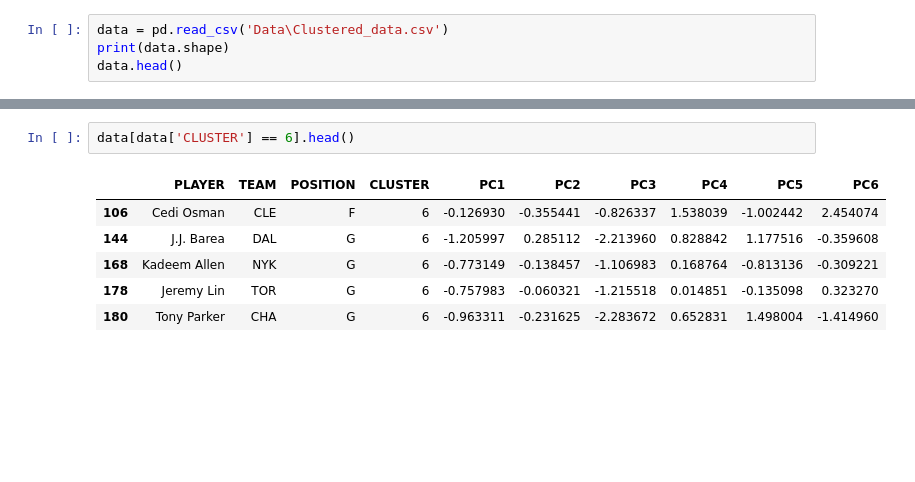
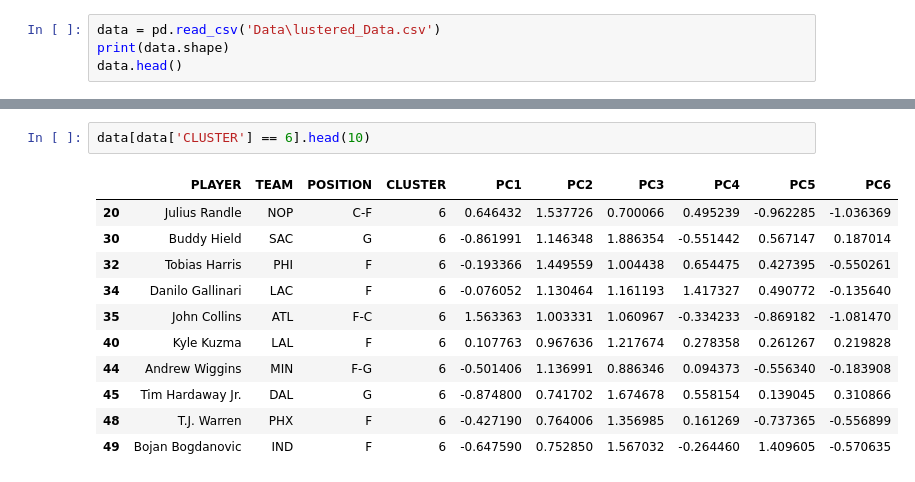
Before and after one commit to A-Jyad/NBAPlayerClustering, a Jupyter notebook: Cluster_EDA.ipynb, the cells around one changed output, grey strips where cells are left out. Drawn from its saved outputs; the diff is of its cells as text; blank space fills up the shorter version.

```diff
--- a/Cluster_EDA.ipynb
+++ b/Cluster_EDA.ipynb
@@ -4,5 +7,5 @@ from sklearn.preprocessing import MinMaxScaler
 # %%
-data = pd.read_csv('Data\Clustered_data.csv')
+data = pd.read_csv('Data\lustered_Data.csv')
 print(data.shape)
 data.head()
 # %% [output]
@@ -110,10 +123,15 @@ data[data['CLUSTER'] == 5].head()
 # %%
-data[data['CLUSTER'] == 6].head()
+data[data['CLUSTER'] == 6].head(10)
 # %% [output]
 |  | PLAYER | TEAM | POSITION | CLUSTER | PC1 | PC2 | PC3 | PC4 | PC5 | PC6 |
-| 106 | Cedi Osman | CLE | F | 6 | -0.126930 | -0.355441 | -0.826337 | 1.538039 | -1.002442 | 2.454074 |
-| 144 | J.J. Barea | DAL | G | 6 | -1.205997 | 0.285112 | -2.213960 | 0.828842 | 1.177516 | -0.359608 |
-| 168 | Kadeem Allen | NYK | G | 6 | -0.773149 | -0.138457 | -1.106983 | 0.168764 | -0.813136 | -0.309221 |
-| 178 | Jeremy Lin | TOR | G | 6 | -0.757983 | -0.060321 | -1.215518 | 0.014851 | -0.135098 | 0.323270 |
-| 180 | Tony Parker | CHA | G | 6 | -0.963311 | -0.231625 | -2.283672 | 0.652831 | 1.498004 | -1.414960 |
+| 20 | Julius Randle | NOP | C-F | 6 | 0.646432 | 1.537726 | 0.700066 | 0.495239 | -0.962285 | -1.036369 |
+| 30 | Buddy Hield | SAC | G | 6 | -0.861991 | 1.146348 | 1.886354 | -0.551442 | 0.567147 | 0.187014 |
+| 32 | Tobias Harris | PHI | F | 6 | -0.193366 | 1.449559 | 1.004438 | 0.654475 | 0.427395 | -0.550261 |
+| 34 | Danilo Gallinari | LAC | F | 6 | -0.076052 | 1.130464 | 1.161193 | 1.417327 | 0.490772 | -0.135640 |
+| 35 | John Collins | ATL | F-C | 6 | 1.563363 | 1.003331 | 1.060967 | -0.334233 | -0.869182 | -1.081470 |
+| 40 | Kyle Kuzma | LAL | F | 6 | 0.107763 | 0.967636 | 1.217674 | 0.278358 | 0.261267 | 0.219828 |
+| 44 | Andrew Wiggins | MIN | F-G | 6 | -0.501406 | 1.136991 | 0.886346 | 0.094373 | -0.556340 | -0.183908 |
+| 45 | Tim Hardaway Jr. | DAL | G | 6 | -0.874800 | 0.741702 | 1.674678 | 0.558154 | 0.139045 | 0.310866 |
+| 48 | T.J. Warren | PHX | F | 6 | -0.427190 | 0.764006 | 1.356985 | 0.161269 | -0.737365 | -0.556899 |
+| 49 | Bojan Bogdanovic | IND | F | 6 | -0.647590 | 0.752850 | 1.567032 | -0.264460 | 1.409605 | -0.570635 |
 # %%
```
Also changed, not shown: parts of 28 cells of this notebook, 43 other files.
